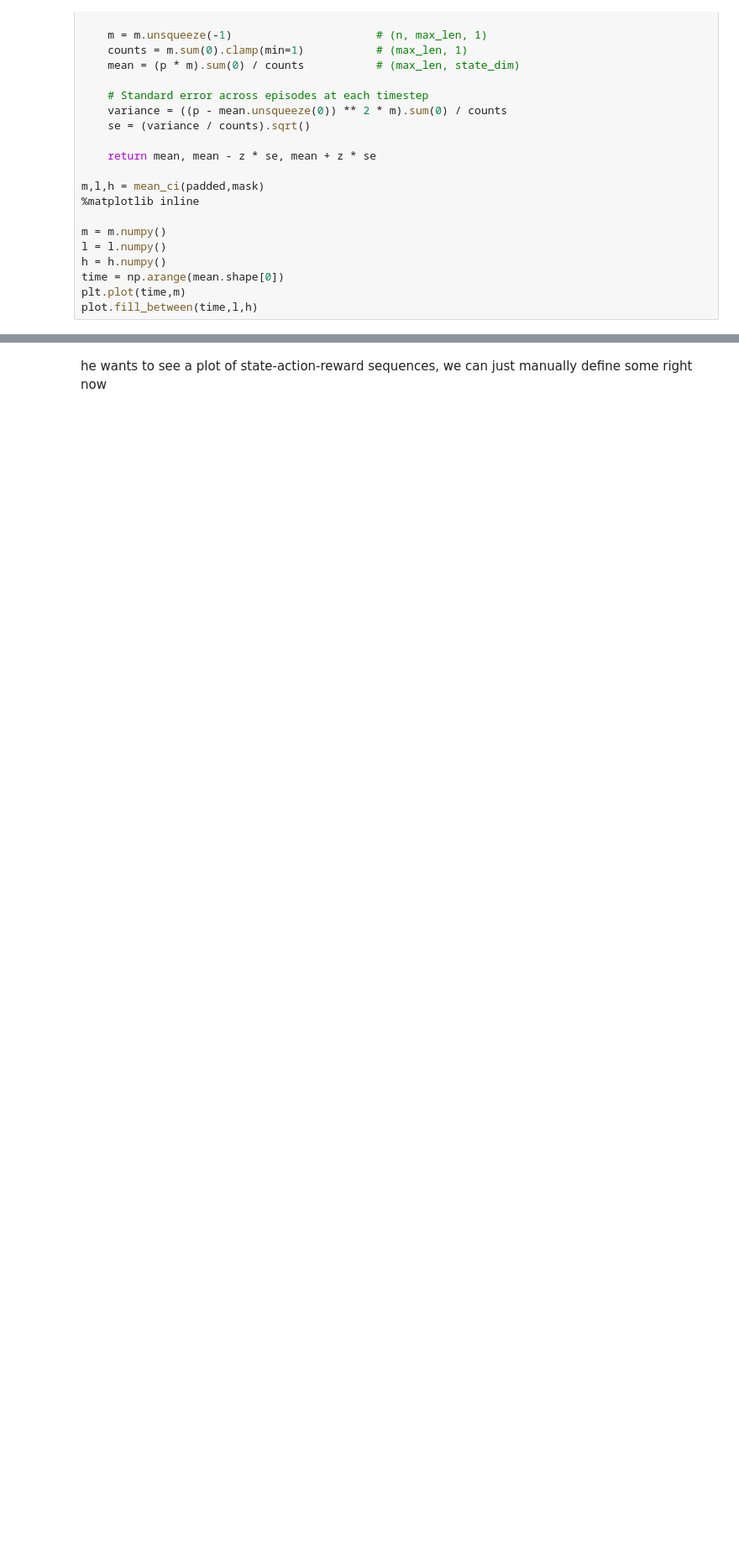
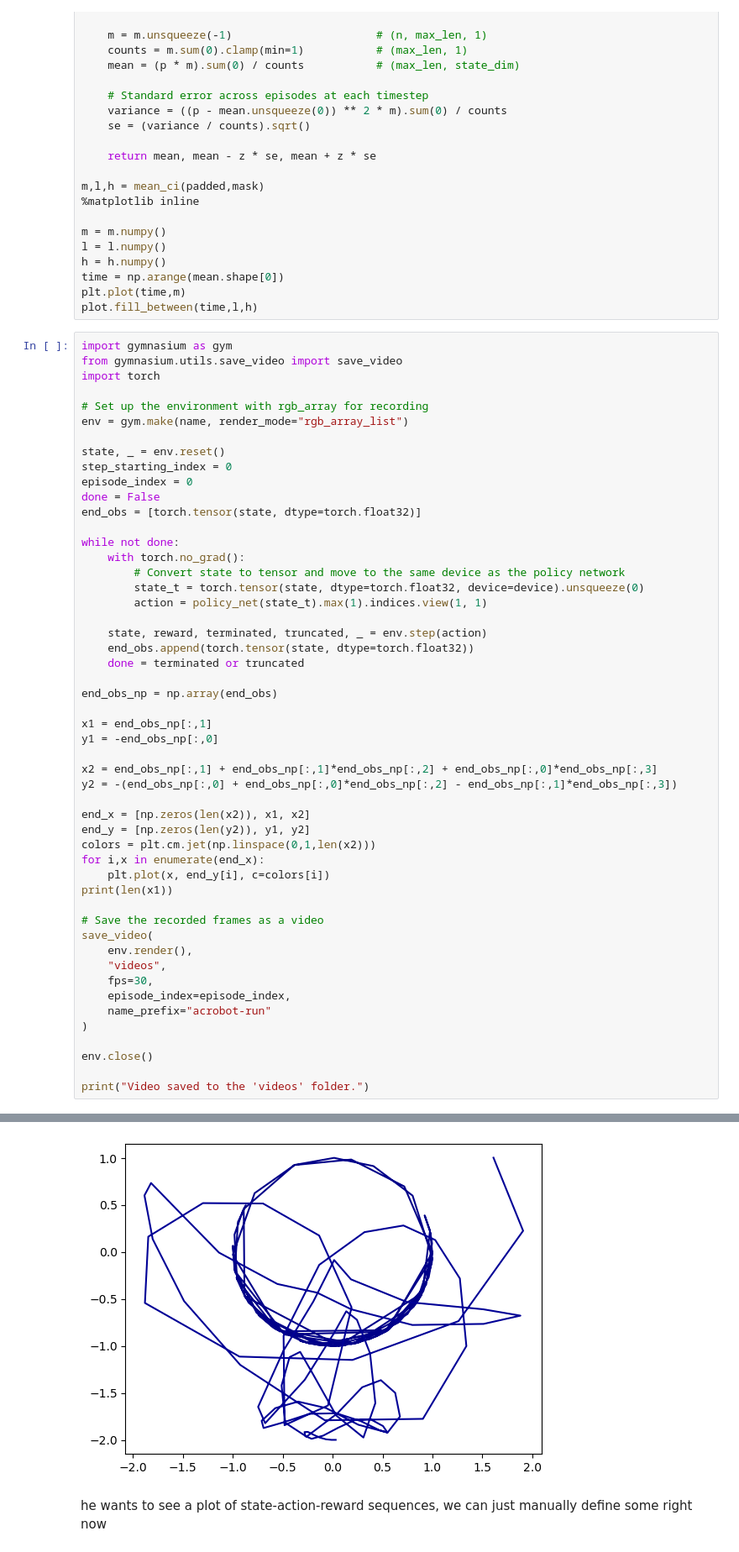
Before and after one commit to Stephen225/ML_class, a Jupyter notebook: project.ipynb, the cells around one changed output, grey strips where cells are left out. Shown at 84% size. Drawn from its saved outputs; the diff is of its cells as text; blank space fills up the shorter version.

```diff
--- a/project.ipynb
+++ b/project.ipynb
@@ -532,3 +509,55 @@ h = h.numpy()
 time = np.arange(mean.shape[0])
 plt.plot(time,m)
 plot.fill_between(time,l,h)
+# %%
+import gymnasium as gym
+from gymnasium.utils.save_video import save_video
+import torch
+
+# Set up the environment with rgb_array for recording
+env = gym.make(name, render_mode="rgb_array_list")
+
+state, _ = env.reset()
+step_starting_index = 0
+episode_index = 0
+done = False
+end_obs = [torch.tensor(state, dtype=torch.float32)]
+
+while not done:
+    with torch.no_grad():
+        # Convert state to tensor and move to the same device as the policy network
+        state_t = torch.tensor(state, dtype=torch.float32, device=device).unsqueeze(0)
+        action = policy_net(state_t).max(1).indices.view(1, 1)
+
+    state, reward, terminated, truncated, _ = env.step(action)
+    end_obs.append(torch.tensor(state, dtype=torch.float32))
+    done = terminated or truncated
+
+end_obs_np = np.array(end_obs)
+
+x1 = end_obs_np[:,1]
+y1 = -end_obs_np[:,0]
+
+x2 = end_obs_np[:,1] + end_obs_np[:,1]*end_obs_np[:,2] + end_obs_np[:,0]*end_obs_np[:,3]
+y2 = -(end_obs_np[:,0] + end_obs_np[:,0]*end_obs_np[:,2] - end_obs_np[:,1]*end_obs_np[:,3])
+
+end_x = [np.zeros(len(x2)), x1, x2]
+end_y = [np.zeros(len(y2)), y1, y2]
+colors = plt.cm.jet(np.linspace(0,1,len(x2)))
+for i,x in enumerate(end_x):
+    plt.plot(x, end_y[i], c=colors[i])
+print(len(x1))
+
+# Save the recorded frames as a video
+save_video(
+    env.render(),
+    "videos",
+    fps=30,
+    episode_index=episode_index,
+    name_prefix="acrobot-run"
+)
+
+env.close()
+
+print("Video saved to the 'videos' folder.")
+# %% [output]
@@ -535,2 +566,3 @@ plot.fill_between(time,l,h)
+[figure, added]
 # %% [markdown]
 he wants to see a plot of state-action-reward sequences, we can just manually define some right now
```
Also changed, not shown: parts of 5 cells of this notebook, 2 other files.
